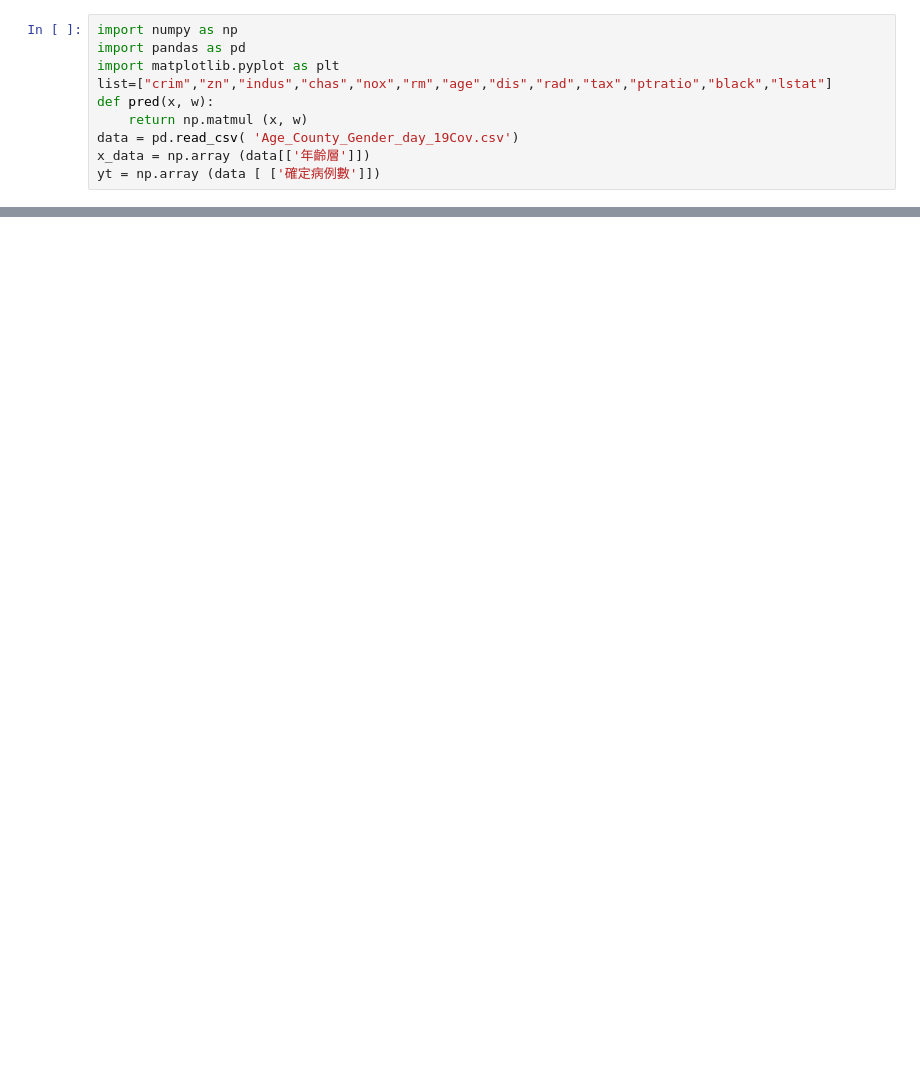
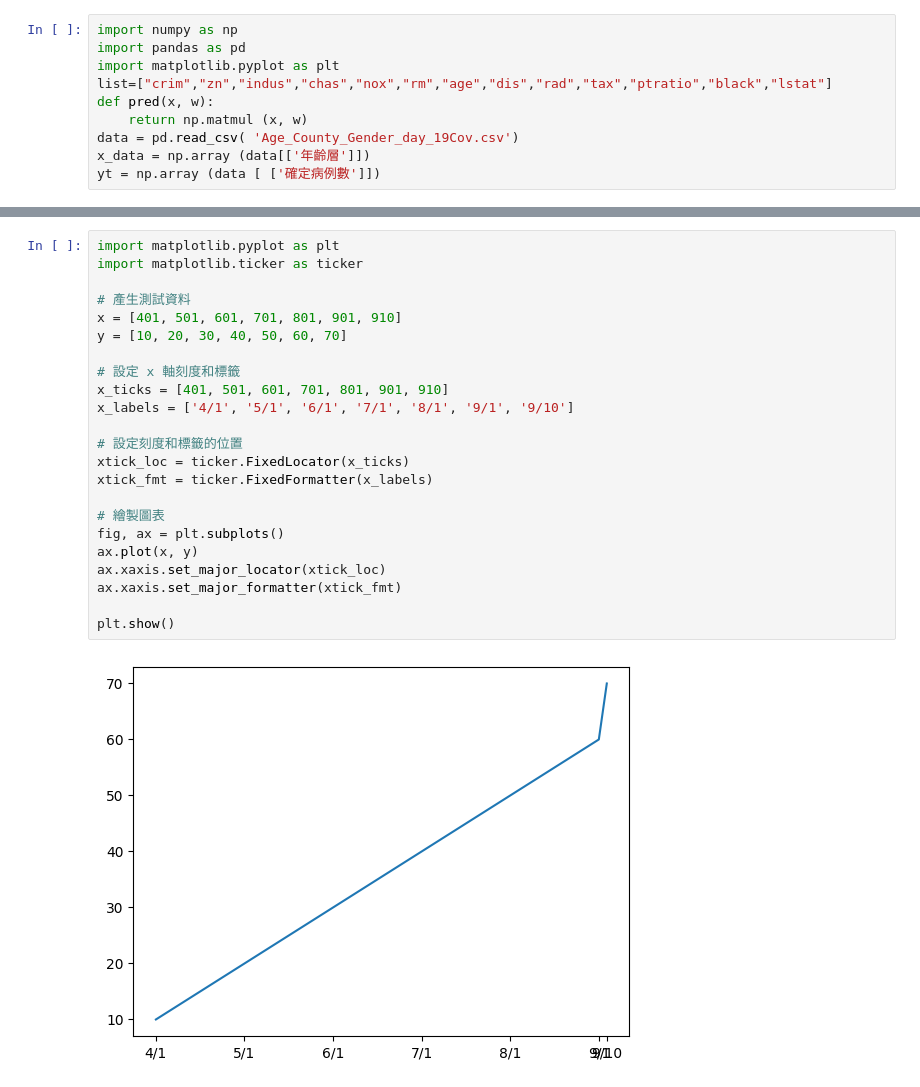
Before and after one commit to JasonLin2002/learning-result, a Jupyter notebook: AI數學/111年下/4月10(期中考)/Deme.ipynb, the cells around one changed output, grey strips where cells are left out. Cells and saved outputs as stored; diff of their text form; blank space fills up the shorter version.

```diff
--- a/AI數學/111年下/4月10(期中考)/Deme.ipynb
+++ b/AI數學/111年下/4月10(期中考)/Deme.ipynb
@@ -48,0 +135,25 @@ yt = np.array (data [ ['確定病例數']])
+# %%
+import matplotlib.pyplot as plt
+import matplotlib.ticker as ticker
+
+# 產生測試資料
+x = [401, 501, 601, 701, 801, 901, 910]
+y = [10, 20, 30, 40, 50, 60, 70]
+
+# 設定 x 軸刻度和標籤
+x_ticks = [401, 501, 601, 701, 801, 901, 910]
+x_labels = ['4/1', '5/1', '6/1', '7/1', '8/1', '9/1', '9/10']
+
+# 設定刻度和標籤的位置
+xtick_loc = ticker.FixedLocator(x_ticks)
+xtick_fmt = ticker.FixedFormatter(x_labels)
+
+# 繪製圖表
+fig, ax = plt.subplots()
+ax.plot(x, y)
+ax.xaxis.set_major_locator(xtick_loc)
+ax.xaxis.set_major_formatter(xtick_fmt)
+
+plt.show()
+# %% [output]
+[figure, added]
```
Also changed, not shown: parts of 7 cells of this notebook, 3 other files.
